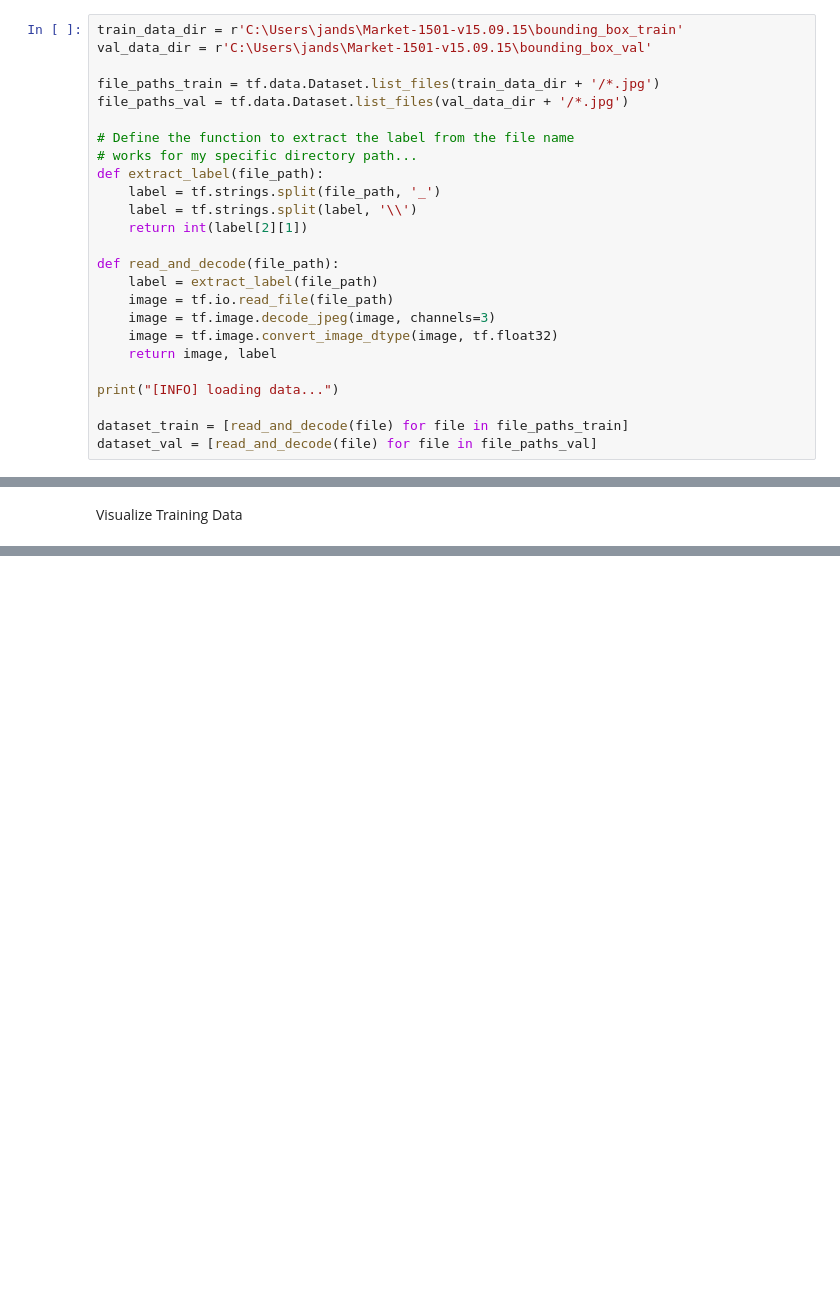
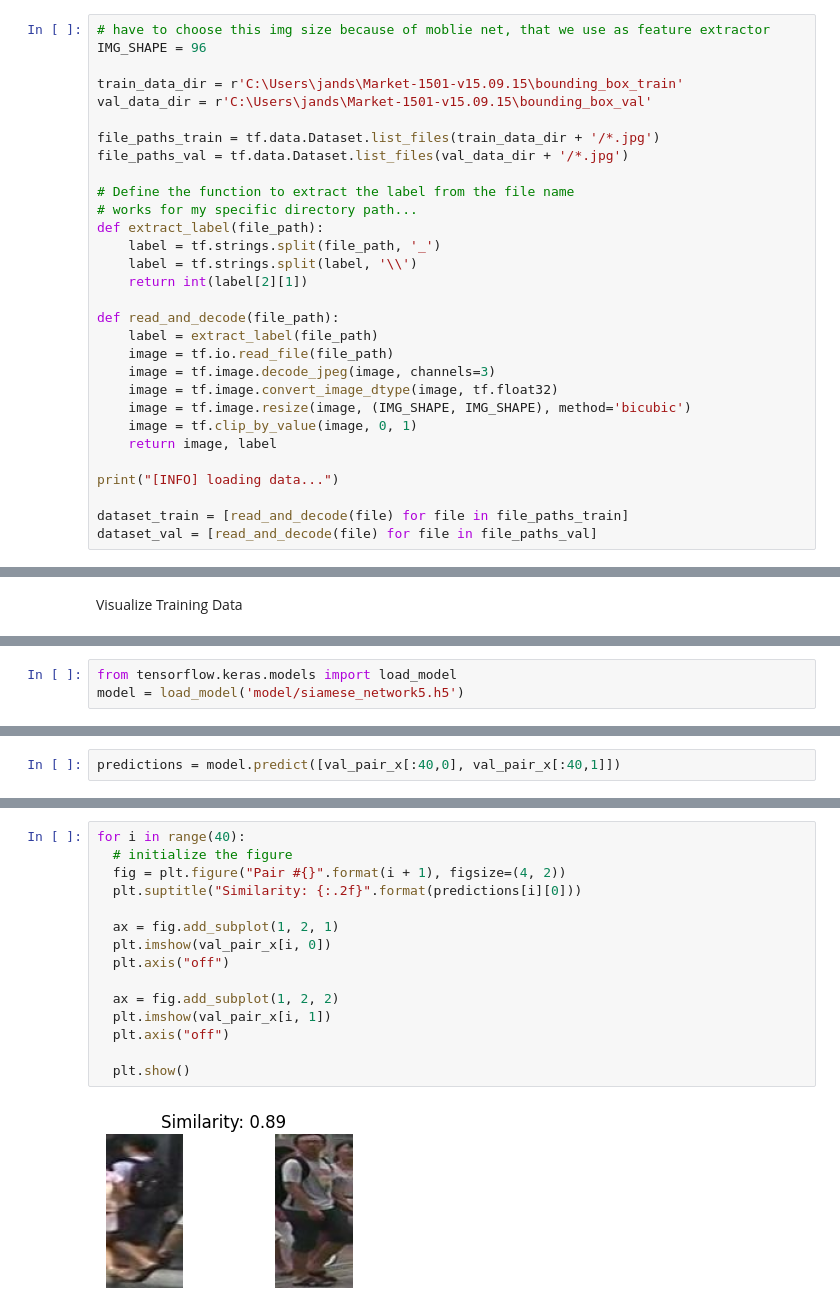
Before and after one commit to JanSamanek/Project_Shaman, a Jupyter notebook: Siamese Network/siamese_network.ipynb, the cells around one changed output, grey strips where cells are left out. Cells and saved outputs as stored; diff of their text form; blank space fills up the shorter version.

```diff
--- a/Siamese Network/siamese_network.ipynb
+++ b/Siamese Network/siamese_network.ipynb
@@ -8,6 +8,9 @@ from utils.make_pairs import make_pairs
 # %% [markdown]
 Load Data and Labels
 # %%
+# have to choose this img size because of moblie net, that we use as feature extractor
+IMG_SHAPE = 96
+
 train_data_dir = r'C:\Users\jands\Market-1501-v15.09.15\bounding_box_train'
 val_data_dir = r'C:\Users\jands\Market-1501-v15.09.15\bounding_box_val'
 
@@ -26,6 +29,8 @@ def read_and_decode(file_path):
     image = tf.io.read_file(file_path)
     image = tf.image.decode_jpeg(image, channels=3)
     image = tf.image.convert_image_dtype(image, tf.float32)
+    image = tf.image.resize(image, (IMG_SHAPE, IMG_SHAPE), method='bicubic')
+    image = tf.clip_by_value(image, 0, 1)
     return image, label
 
 print("[INFO] loading data...")
@@ -142,0 +238,3 @@ model.save("model/siamese_network.h5")
+# %%
+from tensorflow.keras.models import load_model
+model = load_model('model/siamese_network5.h5')
@@ -142,0 +246,2 @@ model.save("model/siamese_network.h5")
+# %%
+predictions = model.predict([val_pair_x[:40,0], val_pair_x[:40,1]])
@@ -142,0 +250,17 @@ model.save("model/siamese_network.h5")
+# %%
+for i in range(40):
+  # initialize the figure
+  fig = plt.figure("Pair #{}".format(i + 1), figsize=(4, 2))
+  plt.suptitle("Similarity: {:.2f}".format(predictions[i][0]))
+
+  ax = fig.add_subplot(1, 2, 1)
+  plt.imshow(val_pair_x[i, 0])
+  plt.axis("off")
+
+  ax = fig.add_subplot(1, 2, 2)
+  plt.imshow(val_pair_x[i, 1])
+  plt.axis("off")
+
+  plt.show()
+# %% [output]
+[figure, added]
```
Also changed, not shown: parts of 23 cells of this notebook, 11 other files.
